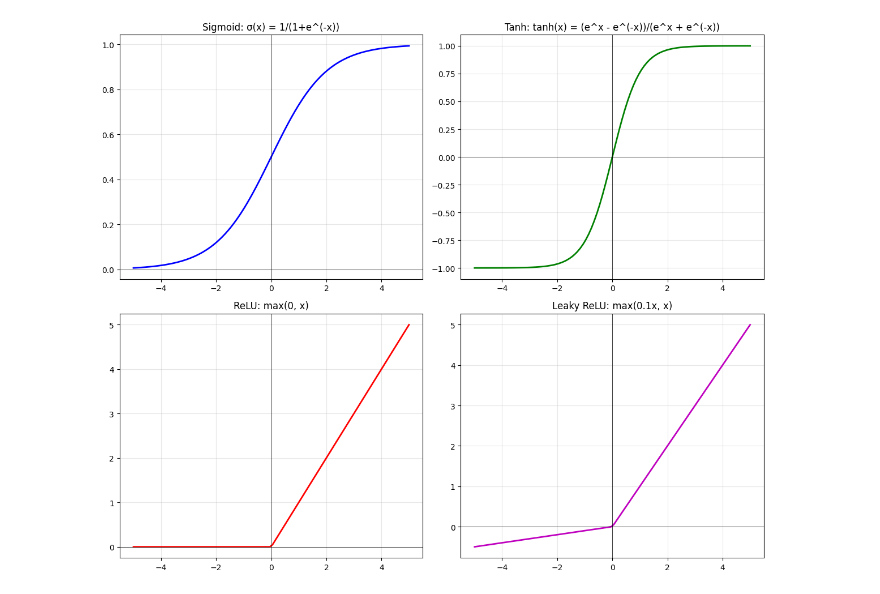
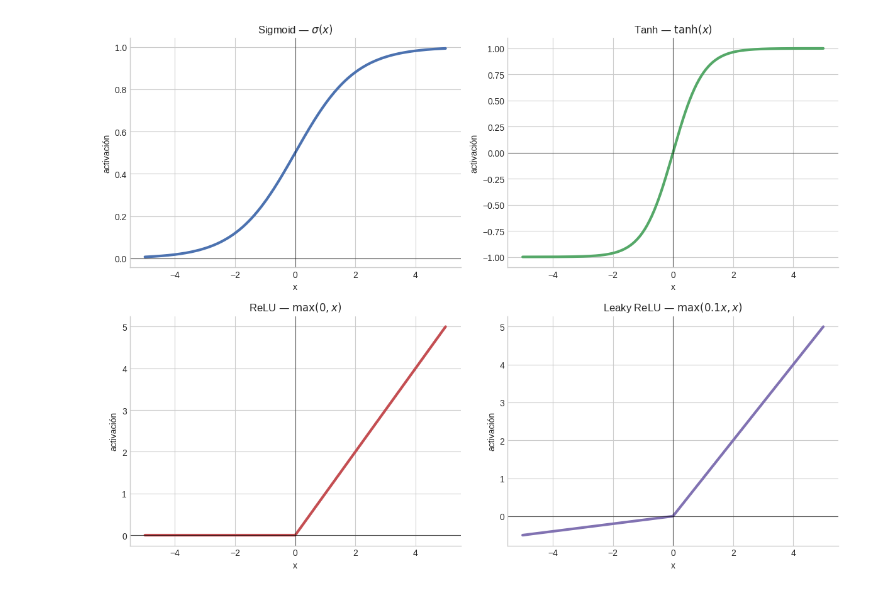
Before and after one commit to SantiagoVBlasL/aprendizaje-profundo-unsam, a Jupyter notebook: 01_intro_deep_learning/02_perceptron_mlp_deep_networks.ipynb, the cells around one changed output. Saved outputs shown, nothing was run; the diff lists cells and outputs as text; code cells hidden in the pictures.

```diff
--- a/01_intro_deep_learning/02_perceptron_mlp_deep_networks.ipynb
+++ b/01_intro_deep_learning/02_perceptron_mlp_deep_networks.ipynb
@@ -170,62 +276,30 @@ Las funciones de activación introducen no-linealidad en la red.
 # %%
-# Visualizar funciones de activación comunes
-x = torch.linspace(-5, 5, 100)
+x_values = torch.linspace(-5, 5, 400)
+activation_curves = {
+    "Sigmoid": (torch.sigmoid(x_values), COLORS["blue"], r"$\sigma(x)$"),
+    "Tanh": (torch.tanh(x_values), COLORS["green"], r"$\tanh(x)$"),
+    "ReLU": (F.relu(x_values), COLORS["red"], r"$\max(0, x)$"),
+    "Leaky ReLU": (F.leaky_relu(x_values, negative_slope=0.1), COLORS["purple"], r"$\max(0.1x, x)$"),
+}
 
-# Definir funciones
-sigmoid = torch.sigmoid(x)
-tanh = torch.tanh(x)
-relu = F.relu(x)
-leaky_relu = F.leaky_relu(x, negative_slope=0.1)
+fig, axes = plt.subplots(2, 2, figsize=(12, 9))
+axes = axes.ravel()
 
-# Graficar
-fig, axes = plt.subplots(2, 2, figsize=(12, 10))
-
-axes[0, 0].plot(x.numpy(), sigmoid.numpy(), 'b-', linewidth=2)
-axes[0, 0].set_title('Sigmoid: σ(x) = 1/(1+e^(-x))', fontsize=12)
-axes[0, 0].grid(True, alpha=0.3)
-axes[0, 0].axhline(y=0, color='k', linewidth=0.5)
-axes[0, 0].axvline(x=0, color='k', linewidth=0.5)
-
-axes[0, 1].plot(x.numpy(), tanh.numpy(), 'g-', linewidth=2)
-axes[0, 1].set_title('Tanh: tanh(x) = (e^x - e^(-x))/(e^x + e^(-x))', fontsize=12)
-axes[0, 1].grid(True, alpha=0.3)
-axes[0, 1].axhline(y=0, color='k', linewidth=0.5)
-axes[0, 1].axvline(x=0, color='k', linewidth=0.5)
-
-axes[1, 0].plot(x.numpy(), relu.numpy(), 'r-', linewidth=2)
-axes[1, 0].set_title('ReLU: max(0, x)', fontsize=12)
-axes[1, 0].grid(True, alpha=0.3)
-axes[1, 0].axhline(y=0, color='k', linewidth=0.5)
-axes[1, 0].axvline(x=0, color='k', linewidth=0.5)
-
-axes[1, 1].plot(x.numpy(), leaky_relu.numpy(), 'm-', linewidth=2)
-axes[1, 1].set_title('Leaky ReLU: max(0.1x, x)', fontsize=12)
-axes[1, 1].grid(True, alpha=0.3)
-axes[1, 1].axhline(y=0, color='k', linewidth=0.5)
-axes[1, 1].axvline(x=0, color='k', linewidth=0.5)
+for ax, (name, (values, color, formula)) in zip(axes, activation_curves.items()):
+    ax.plot(x_values.numpy(), values.numpy(), color=color, linewidth=3)
+    ax.axhline(0, color="black", linewidth=0.8, alpha=0.6)
+    ax.axvline(0, color="black", linewidth=0.8, alpha=0.6)
+    ax.set_title(f"{name} — {formula}")
+    ax.set_xlabel("x")
+    ax.set_ylabel("activación")
 
 plt.tight_layout()
 plt.show()
 
-print("\nCaracterísticas de las funciones de activación:")
-print("\nSigmoid:")
-print("  - Rango: (0, 1)")
-print("  - Uso: Capa de salida para probabilidades")
-print("  - Problema: Desvanecimiento de gradiente")
-
-print("\nTanh:")
-print("  - Rango: (-1, 1)")
-print("  - Uso: Capas ocultas")
-print("  - Mejor que sigmoid (centrada en cero)")
-
-print("\nReLU:")
-print("  - Rango: [0, ∞)")
-print("  - Uso: Capas ocultas (más común)")
-print("  - Ventajas: Rápida, evita desvanecimiento")
-print("  - Problema: Neuronas 'muertas'")
-
-print("\nLeaky ReLU:")
-print("  - Rango: (-∞, ∞)")
-print("  - Soluciona problema de neuronas muertas")
+print("Idea intuitiva:")
+print("- Sigmoid y tanh comprimen valores en rangos acotados.")
+print("- ReLU deja pasar valores positivos y recorta los negativos.")
+print("- Leaky ReLU evita que la pendiente sea exactamente cero del lado negativo.")
+print("- Todas introducen no linealidad, que es lo que permite deformar el espacio de representación.")
 # %% [output]
-[figure, old version]
+[figure, new version]
```
Also changed, not shown: parts of 38 cells of this notebook.
